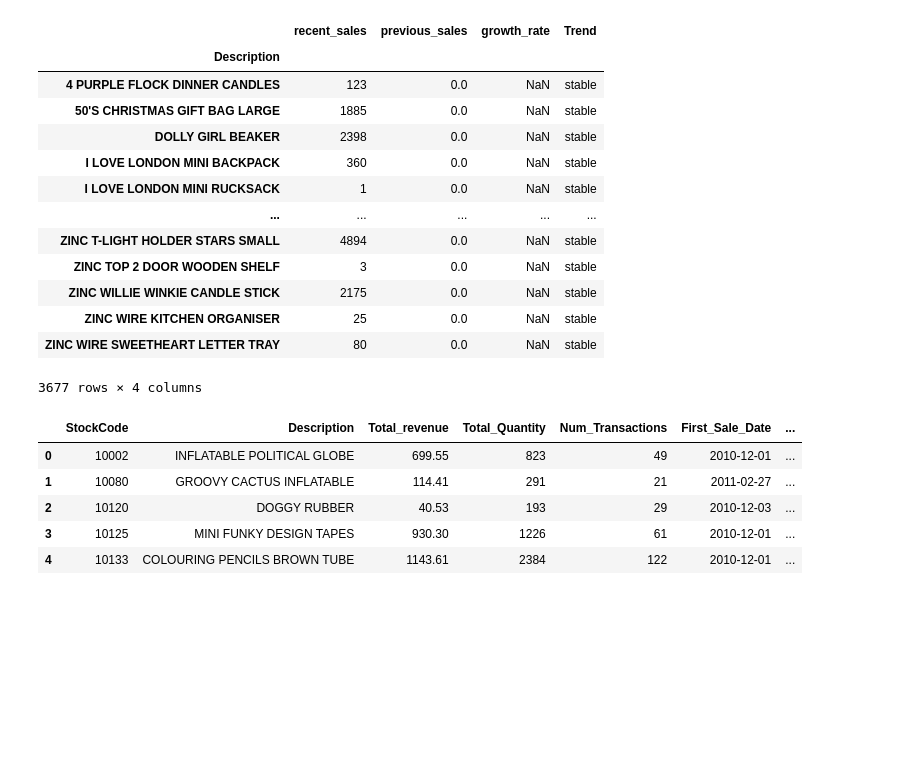
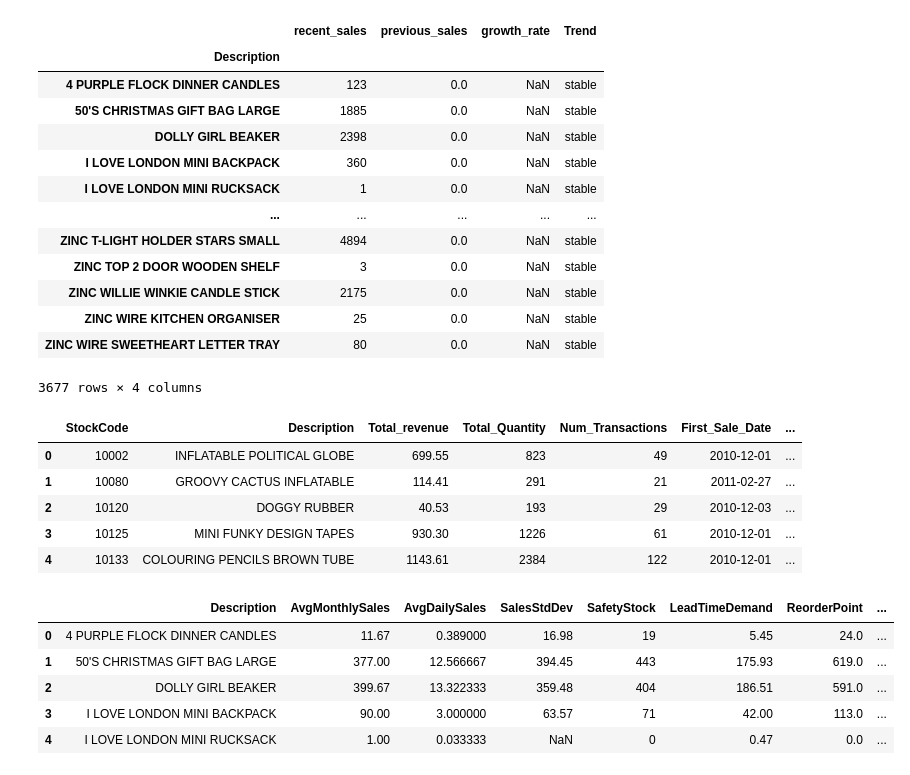
Before and after one commit to natnaelaster/Daily-exercise, a Jupyter notebook: day_3_product_performance & enventory Avalysis/product_performance.ipynb, the cells around one changed output. Drawn from its saved outputs; the diff is of its cells as text; code cells hidden in the pictures; blank space fills up the shorter version.

Commit message:
inventory analysis

```diff
--- a/day_3_product_performance & enventory Avalysis/product_performance.ipynb
+++ b/day_3_product_performance & enventory Avalysis/product_performance.ipynb
@@ -374,3 +375,53 @@ product_performance.head()
 | 2 | 10120 | DOGGY RUBBER | 40.53 | 193 | 29 | 2010-12-03 | ... |
 | 3 | 10125 | MINI FUNKY DESIGN TAPES | 930.30 | 1226 | 61 | 2010-12-01 | ... |
 | 4 | 10133 | COLOURING PENCILS BROWN TUBE | 1143.61 | 2384 | 122 | 2010-12-01 | ... |
+# %%
+# Estimate inventory metrics from monthly_turnover and product_performance
+
+# parameters (change as needed)
+lead_time_days = 14            # supplier lead time in days
+service_level = 0.95           # target service level (0.95)
+z_lookup = {0.90:1.282, 0.95:1.645, 0.98:2.055, 0.99:2.326}
+z = z_lookup.get(service_level, 1.645)   # default to 95% if not in dict
+days_per_month = 30
+
+# ensure monthly_turnover has AvgMonthlySales and SalesStdDev
+inv = monthly_turnover.copy()
+
+# avg daily demand and daily std (approx from monthly stats)
+inv['AvgDailySales'] = (inv['AvgMonthlySales'] / days_per_month).replace(0, np.nan)
+inv['DailyStd'] = (inv['SalesStdDev'] / np.sqrt(days_per_month)).replace(0, np.nan)
+
+# safety stock (units) = z * daily_std * sqrt(lead_time_days)
+inv['SafetyStock'] = (z * inv['DailyStd'] * np.sqrt(lead_time_days)).round(0).fillna(0).astype(int)
+
+# lead time demand
+inv['LeadTimeDemand'] = (inv['AvgDailySales'] * lead_time_days).round(2)
+
+# reorder point = lead_time_demand + safety_stock
+inv['ReorderPoint'] = (inv['LeadTimeDemand'] + inv['SafetyStock']).round(0)
+
+# days of supply = on_hand / avg_daily_sales (if on_hand data available)
+# merge OnHand from product_performance if available
+if 'OnHand' in product_performance.columns:
+    inv = inv.merge(product_performance[['Description', 'OnHand']], on='Description', how='left')
+    inv['DaysOfSupply'] = (inv['OnHand'] / inv['AvgDailySales']).replace([np.inf, -np.inf], np.nan).round(1)
+
+# Optional: Economic Order Quantity (EOQ) if you supply ordering_cost (S) and holding_cost_per_unit_per_year (H)
+# annual demand D = AvgMonthlySales * 12
+S = 50.0   # example ordering cost per order (currency)
+H = 2.0    # example holding cost per unit per year (currency)
+inv['AnnualDemand'] = (inv['AvgMonthlySales'] * 12).fillna(0)
+inv['EOQ'] = np.sqrt((2 * inv['AnnualDemand'] * S) / H).replace(np.nan, 0).round(0)
+
+# save or inspect
+inv_cols = ['Description','AvgMonthlySales','AvgDailySales','SalesStdDev','SafetyStock','LeadTimeDemand','ReorderPoint','AnnualDemand','EOQ']
+inv[inv_cols].to_csv('inventory_estimates_by_product.csv', index=False)
+inv[inv_cols].head()
+# %% [output]
+|  | Description | AvgMonthlySales | AvgDailySales | SalesStdDev | SafetyStock | LeadTimeDemand | ReorderPoint | ... |
+| 0 | 4 PURPLE FLOCK DINNER CANDLES | 11.67 | 0.389000 | 16.98 | 19 | 5.45 | 24.0 | ... |
+| 1 | 50'S CHRISTMAS GIFT BAG LARGE | 377.00 | 12.566667 | 394.45 | 443 | 175.93 | 619.0 | ... |
+| 2 | DOLLY GIRL BEAKER | 399.67 | 13.322333 | 359.48 | 404 | 186.51 | 591.0 | ... |
+| 3 | I LOVE LONDON MINI BACKPACK | 90.00 | 3.000000 | 63.57 | 71 | 42.00 | 113.0 | ... |
+| 4 | I LOVE LONDON MINI RUCKSACK | 1.00 | 0.033333 | NaN | 0 | 0.47 | 0.0 | ... |
```
Also changed, not shown: parts of 1 cell of this notebook.
